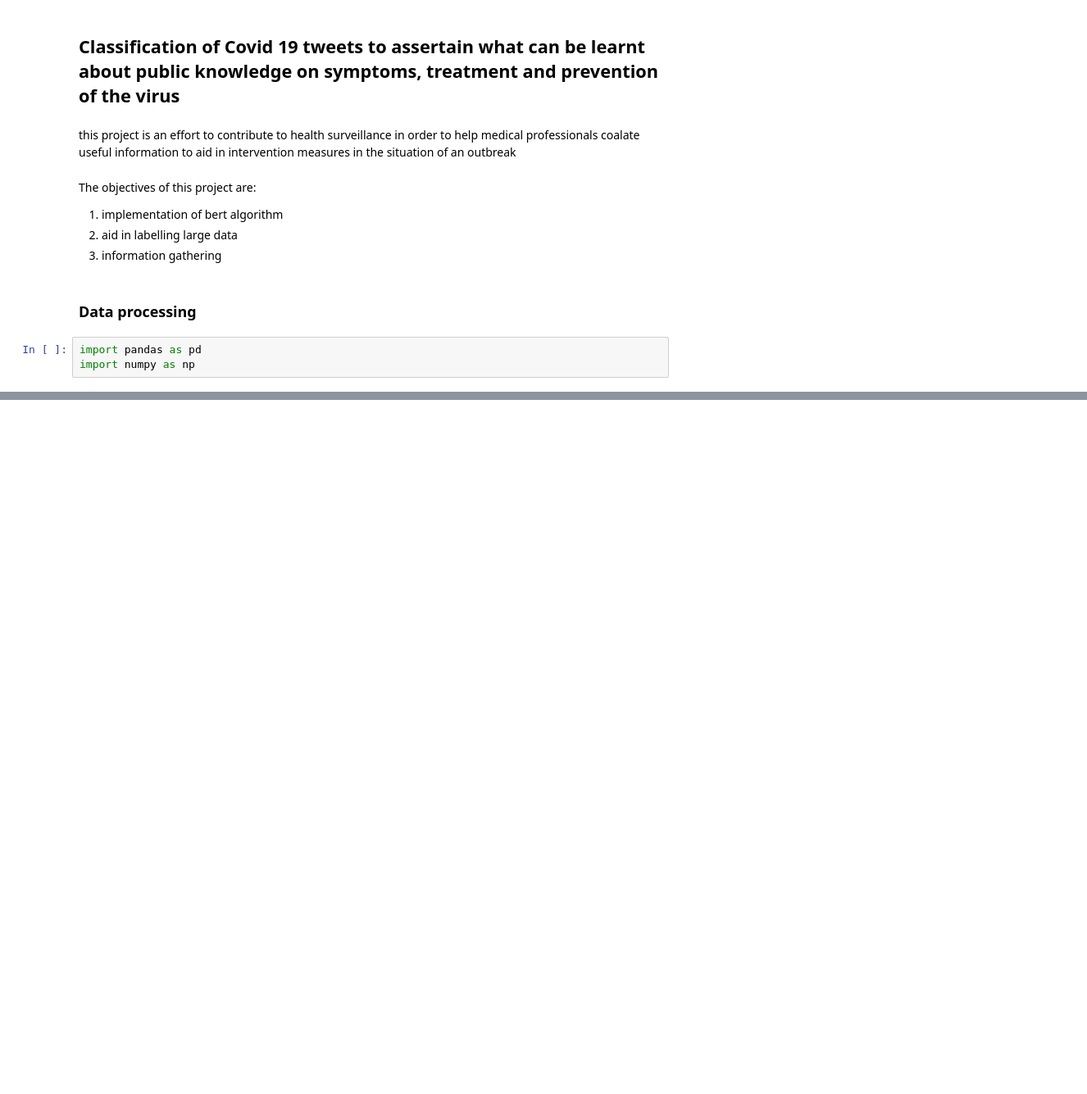
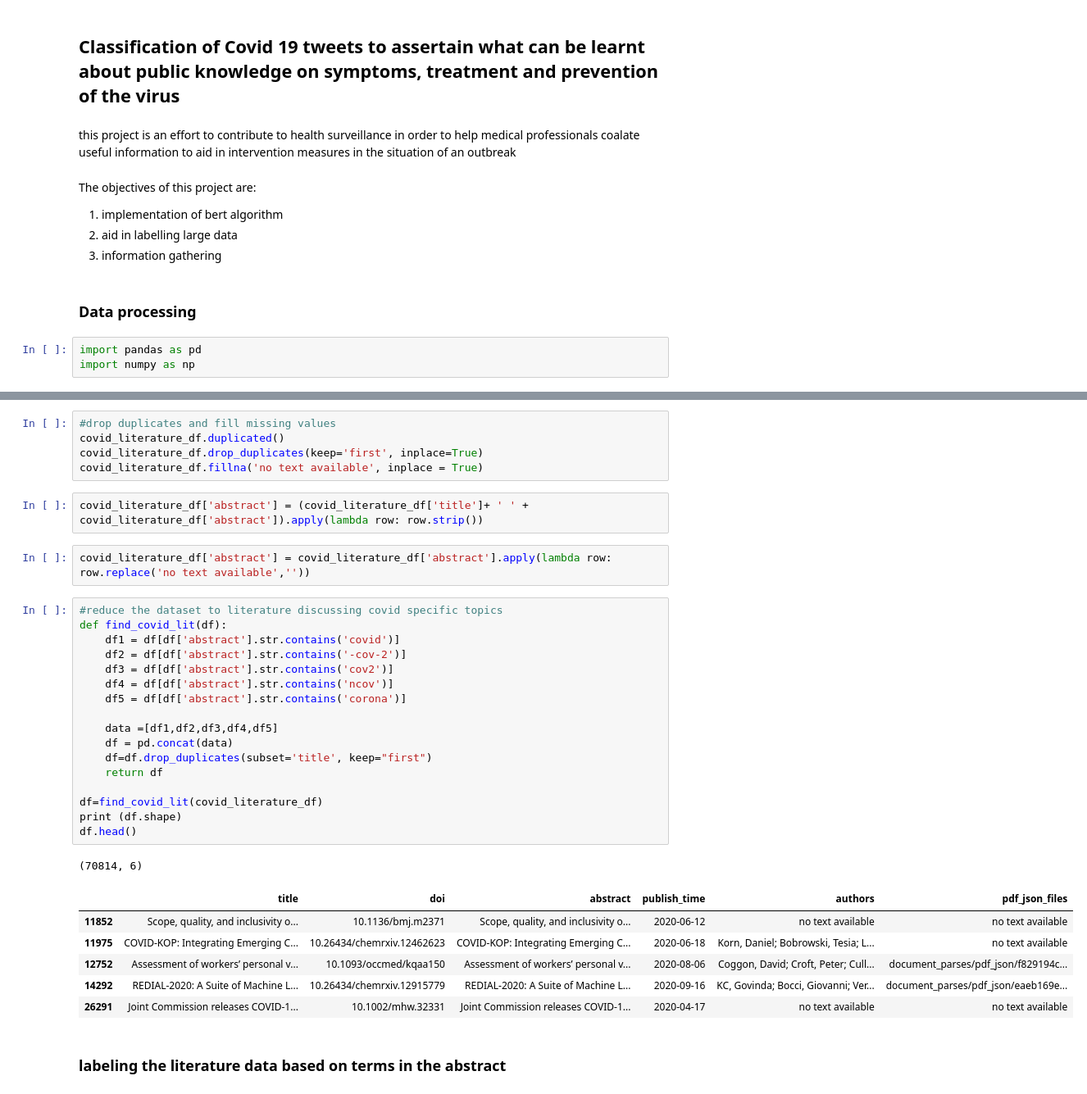
Before and after one commit to samOpare/classification-with-BERT, a Jupyter notebook: main.ipynb, the cells around one changed output, grey strips where cells are left out. Shown at 82% size. Saved outputs shown, nothing was run; the diff lists cells and outputs as text; blank space fills up the shorter version.

```diff
--- a/main.ipynb
+++ b/main.ipynb
@@ -25,0 +49,36 @@ covid_literature_df.head()
+# %%
+#drop duplicates and fill missing values
+covid_literature_df.duplicated()
+covid_literature_df.drop_duplicates(keep='first', inplace=True)
+covid_literature_df.fillna('no text available', inplace = True)
+# %%
+covid_literature_df['abstract'] = (covid_literature_df['title']+ ' ' + covid_literature_df['abstract']).apply(lambda row: row.strip())
+# %%
+covid_literature_df['abstract'] = covid_literature_df['abstract'].apply(lambda row: row.replace('no text available',''))
+# %%
+#reduce the dataset to literature discussing covid specific topics
+def find_covid_lit(df):
+    df1 = df[df['abstract'].str.contains('covid')]
+    df2 = df[df['abstract'].str.contains('-cov-2')]
+    df3 = df[df['abstract'].str.contains('cov2')]
+    df4 = df[df['abstract'].str.contains('ncov')]
+    df5 = df[df['abstract'].str.contains('corona')]
+
+    data =[df1,df2,df3,df4,df5]
+    df = pd.concat(data)
+    df=df.drop_duplicates(subset='title', keep="first")
+    return df
+
+df=find_covid_lit(covid_literature_df)
+print (df.shape)
+df.head()
+# %% [output]
+(70814, 6)
+|  | title | doi | abstract | publish_time | authors | pdf_json_files |
+| 11852 | Scope, quality, and inclusivity o... | 10.1136/bmj.m2371 | Scope, quality, and inclusivity o... | 2020-06-12 | no text available | no text available |
+| 11975 | COVID-KOP: Integrating Emerging C... | 10.26434/chemrxiv.12462623 | COVID-KOP: Integrating Emerging C... | 2020-06-18 | Korn, Daniel; Bobrowski, Tesia; L... | no text available |
+| 12752 | Assessment of workers’ personal v... | 10.1093/occmed/kqaa150 | Assessment of workers’ personal v... | 2020-08-06 | Coggon, David; Croft, Peter; Cull... | document_parses/pdf_json/f829194c... |
+| 14292 | REDIAL-2020: A Suite of Machine L... | 10.26434/chemrxiv.12915779 | REDIAL-2020: A Suite of Machine L... | 2020-09-16 | KC, Govinda; Bocci, Giovanni; Ver... | document_parses/pdf_json/eaeb169e... |
+| 26291 | Joint Commission releases COVID‐1... | 10.1002/mhw.32331 | Joint Commission releases COVID‐1... | 2020-04-17 | no text available | no text available |
+# %% [markdown]
+### labeling the literature data based on terms in the abstract
```
Also changed, not shown: parts of 8 cells of this notebook.
